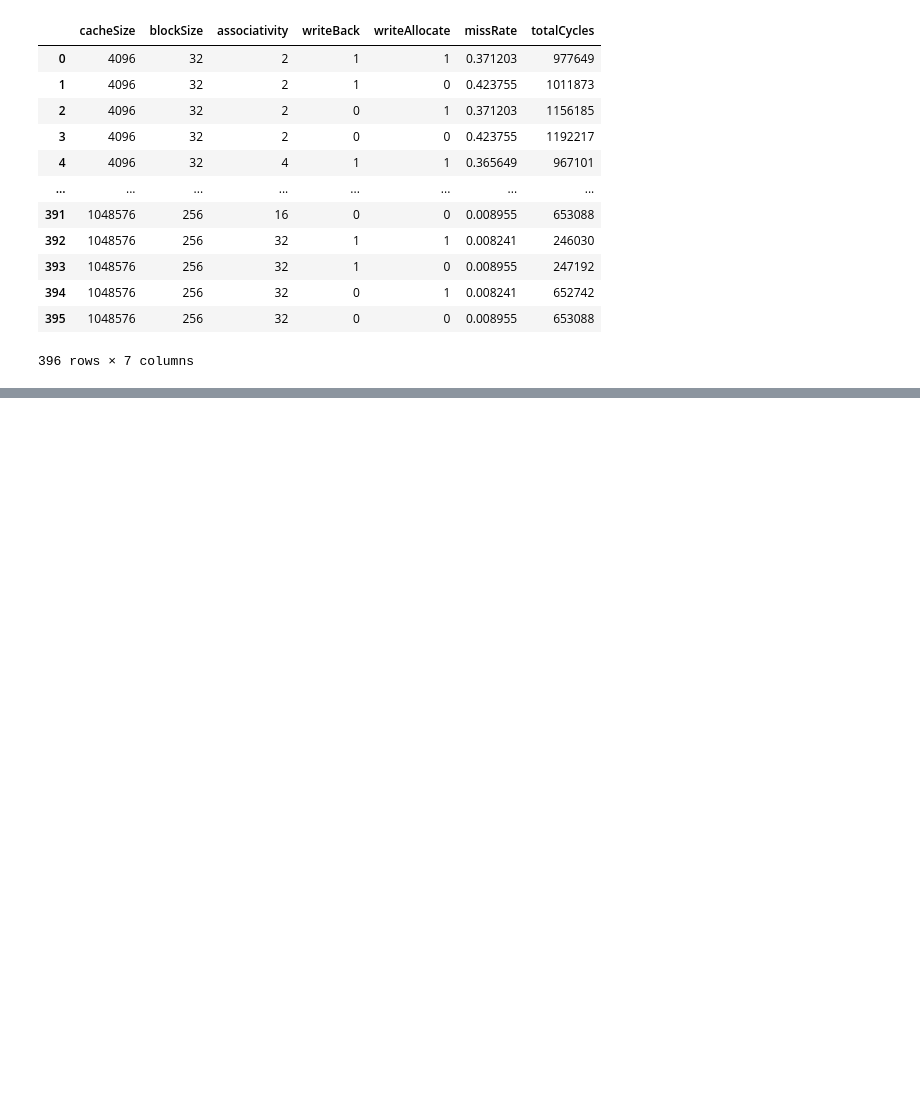
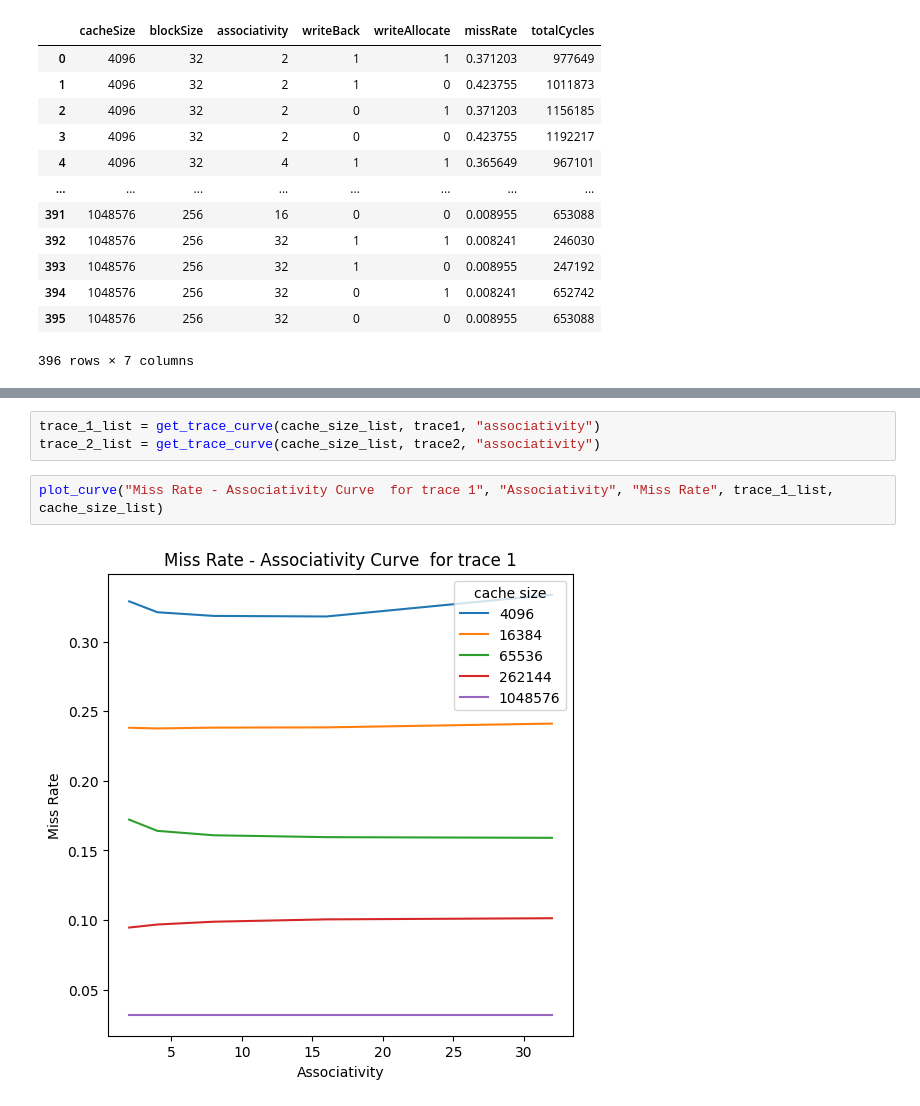
Before and after one commit to SP4595/CSC3050-project-3, a Jupyter notebook: analysis/analysis.ipynb, the cells around one changed output, grey strips where cells are left out. Saved outputs shown, nothing was run; the diff lists cells and outputs as text; blank space fills up the shorter version.

```diff
--- a/analysis/analysis.ipynb
+++ b/analysis/analysis.ipynb
@@ -58,0 +108,7 @@ trace2
+# %%
+trace_1_list = get_trace_curve(cache_size_list, trace1, "associativity")
+trace_2_list = get_trace_curve(cache_size_list, trace2, "associativity")
+# %%
+plot_curve("Miss Rate - Associativity Curve  for trace 1", "Associativity", "Miss Rate", trace_1_list, cache_size_list)
+# %% [output]
+[figure, added]
```
Also changed, not shown: parts of 11 cells of this notebook, 16 other files.
